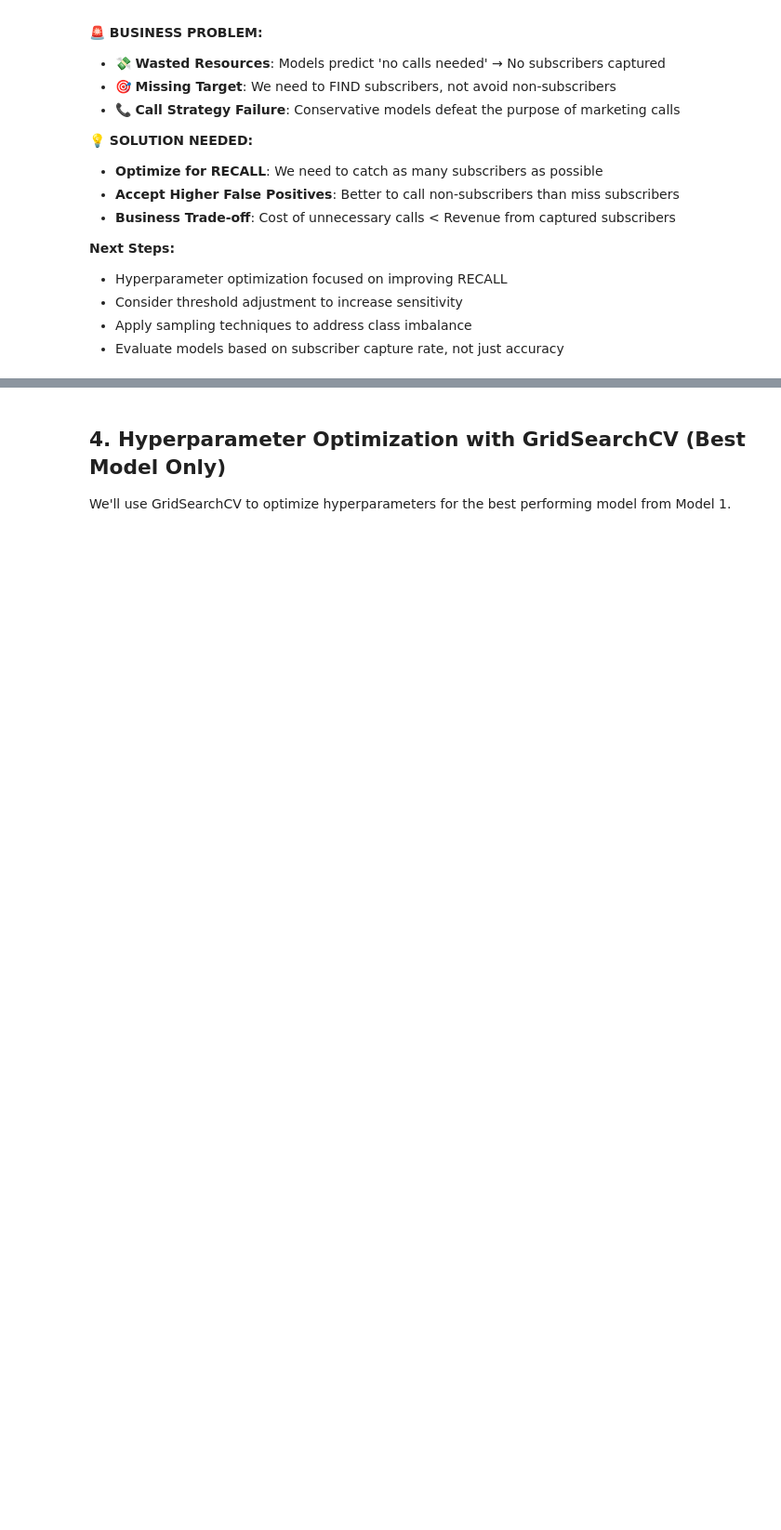
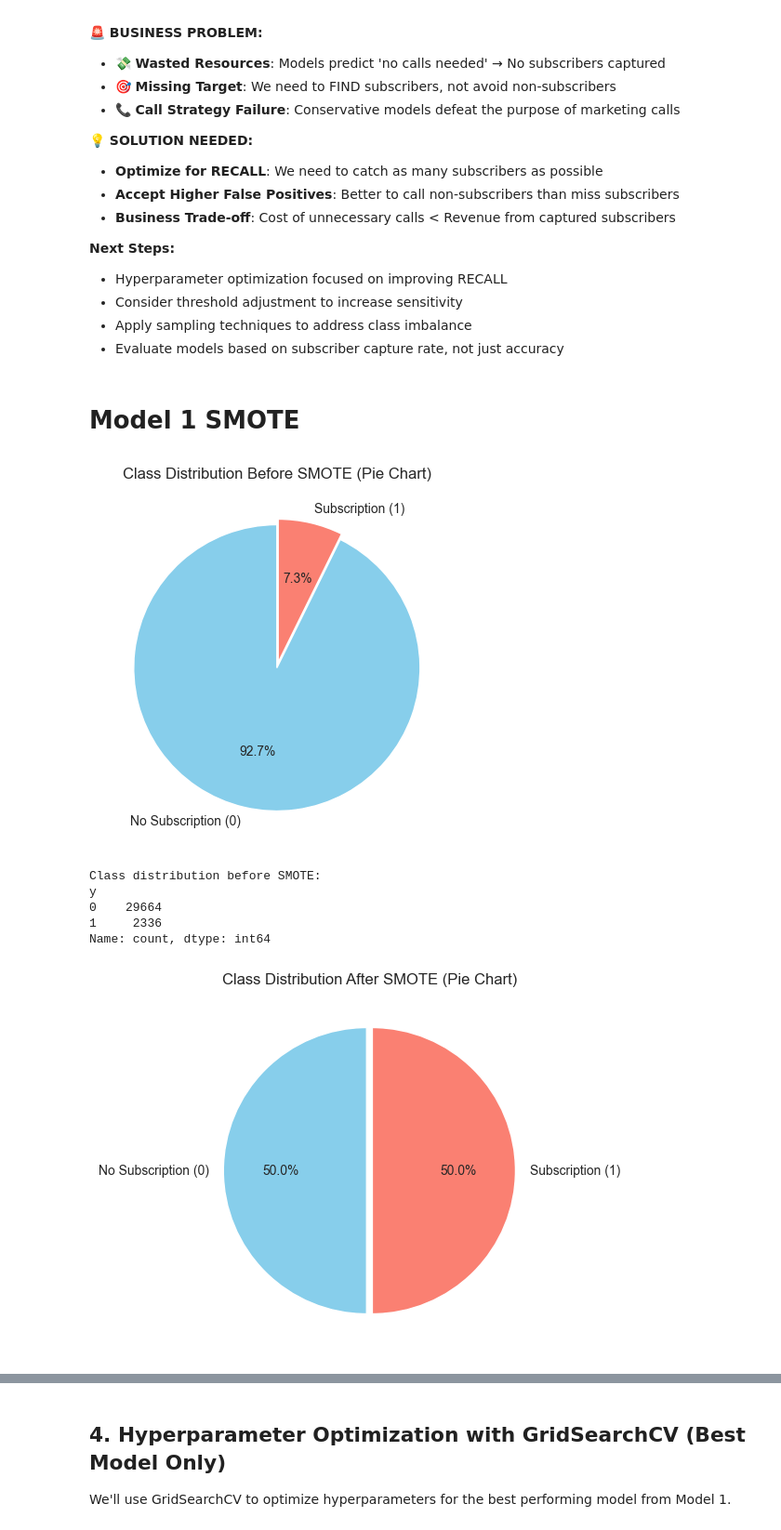
Before and after one commit to osamaizhar/Term-Deposit-Marketing-Analysis, a Jupyter notebook: prediction_model_training_v2.ipynb, the cells around one changed output, grey strips where cells are left out. Shown at 93% size. Drawn from its saved outputs; the diff is of its cells as text; code cells hidden in the pictures; blank space fills up the shorter version.

Commit message:
SMOTE added

```diff
--- a/prediction_model_training_v2.ipynb
+++ b/prediction_model_training_v2.ipynb
@@ -854,3 +915,82 @@ else:
 - Consider threshold adjustment to increase sensitivity
 - Apply sampling techniques to address class imbalance
 - Evaluate models based on subscriber capture rate, not just accuracy
+# %% [markdown]
+# Model 1 SMOTE
+# %%
+# Pie chart before SMOTE
+plt.figure(figsize=(5, 5))
+y1_train.value_counts().plot(
+    kind="pie",
+    labels=["No Subscription (0)", "Subscription (1)"],
+    autopct="%1.1f%%",
+    colors=["skyblue", "salmon"],
+    startangle=90,
+    explode=(0.02, 0.02),
+)
+plt.title("Class Distribution Before SMOTE (Pie Chart)")
+plt.ylabel("")
+plt.show()
+
+print("Class distribution before SMOTE:")
+print(y1_train.value_counts())
+
+# Apply SMOTE to the encoded training data
+smote = SMOTE(random_state=seed)
+X_smote, y_smote = smote.fit_resample(X1_train_encoded, y1_train)
+
+# Pie chart after SMOTE
+plt.figure(figsize=(5, 5))
+pd.Series(y_smote).value_counts().plot(
+    kind="pie",
+    labels=["No Subscription (0)", "Subscription (1)"],
+    autopct="%1.1f%%",
+    colors=["skyblue", "salmon"],
+    startangle=90,
+    explode=(0.02, 0.02),
+)
+plt.title("Class Distribution After SMOTE (Pie Chart)")
+plt.ylabel("")
+plt.show()
+
+print("Class distribution after SMOTE:")
+print(pd.Series(y_smote).value_counts())
+
+# Train and evaluate models on SMOTE data
+models = {
+    "Logistic Regression": LogisticRegression(random_state=seed, max_iter=1000),
+    "XGBoost": XGBClassifier(random_state=seed, eval_metric="logloss"),
+    "KNN": KNeighborsClassifier(n_neighbors=5),
+}
+
+smote_results = []
+
+for name, model in models.items():
+    print(f"\n{'-' * 60}\nTraining and evaluating {name} with SMOTE-balanced data...")
+    model.fit(X_smote, y_smote)
+    y_pred = model.predict(X1_test_encoded)
+    acc = accuracy_score(y1_test, y_pred)
+    prec = precision_score(y1_test, y_pred, zero_division=0)
+    rec = recall_score(y1_test, y_pred, zero_division=0)
+    f1 = f1_score(y1_test, y_pred, zero_division=0)
+    print(
+        f"Accuracy: {acc:.4f} | Precision: {prec:.4f} | Recall: {rec:.4f} | F1: {f1:.4f}"
+    )
+    print("Classification Report:\n", classification_report(y1_test, y_pred))
+    print("Confusion Matrix:\n", confusion_matrix(y1_test, y_pred))
+    smote_results.append(
+        {"Model": name, "Accuracy": acc, "Precision": prec, "Recall": rec, "F1": f1}
+    )
+
+# Display summary
+smote_results_df = pd.DataFrame(smote_results)
+print("\nSMOTE Results Summary:")
+print(smote_results_df.round(4))
+# %% [output]
+[figure, added]
+Class distribution before SMOTE:
+y
+0    29664
+1     2336
+Name: count, dtype: int64
+[figure, added]
```
Also changed, not shown: parts of 27 cells of this notebook.
